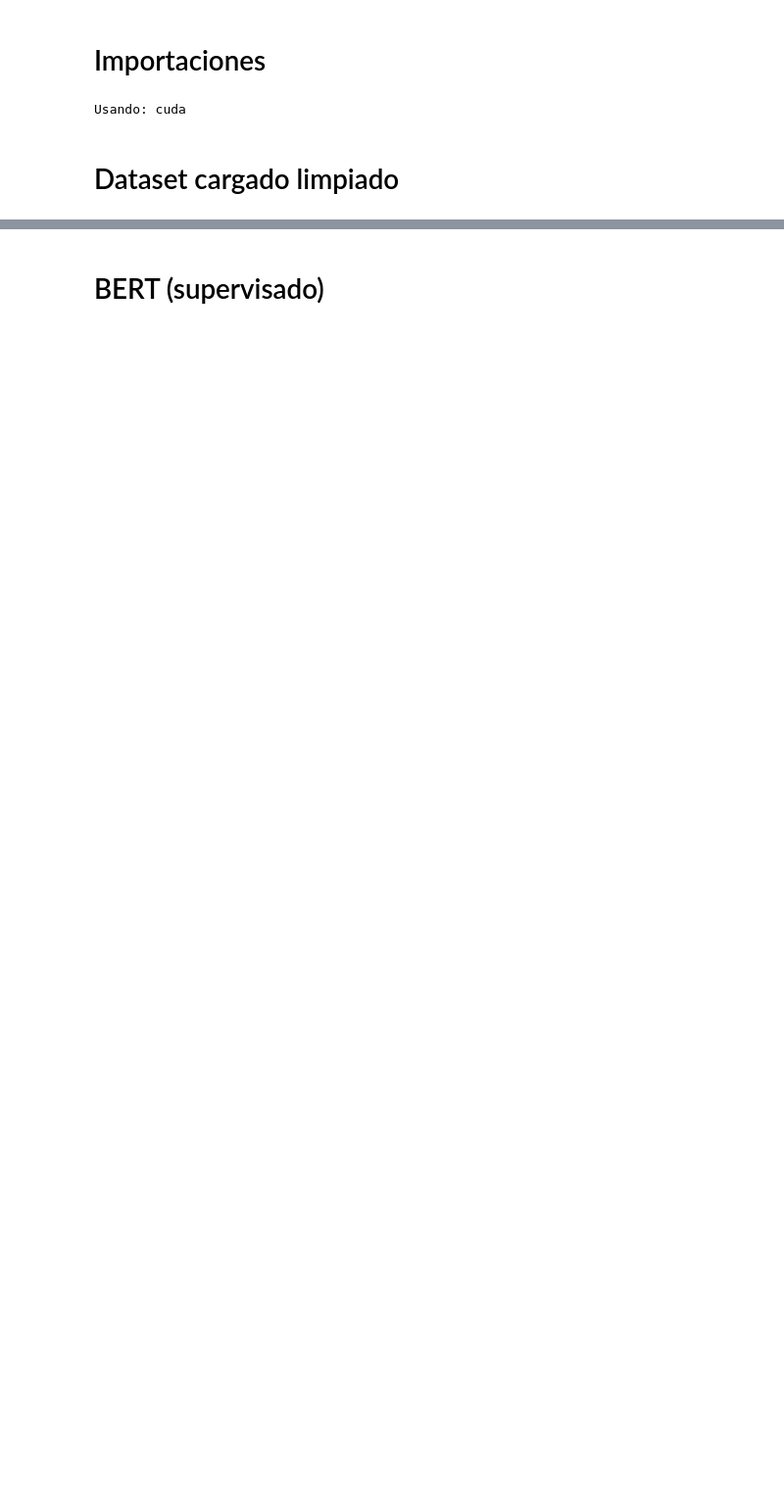
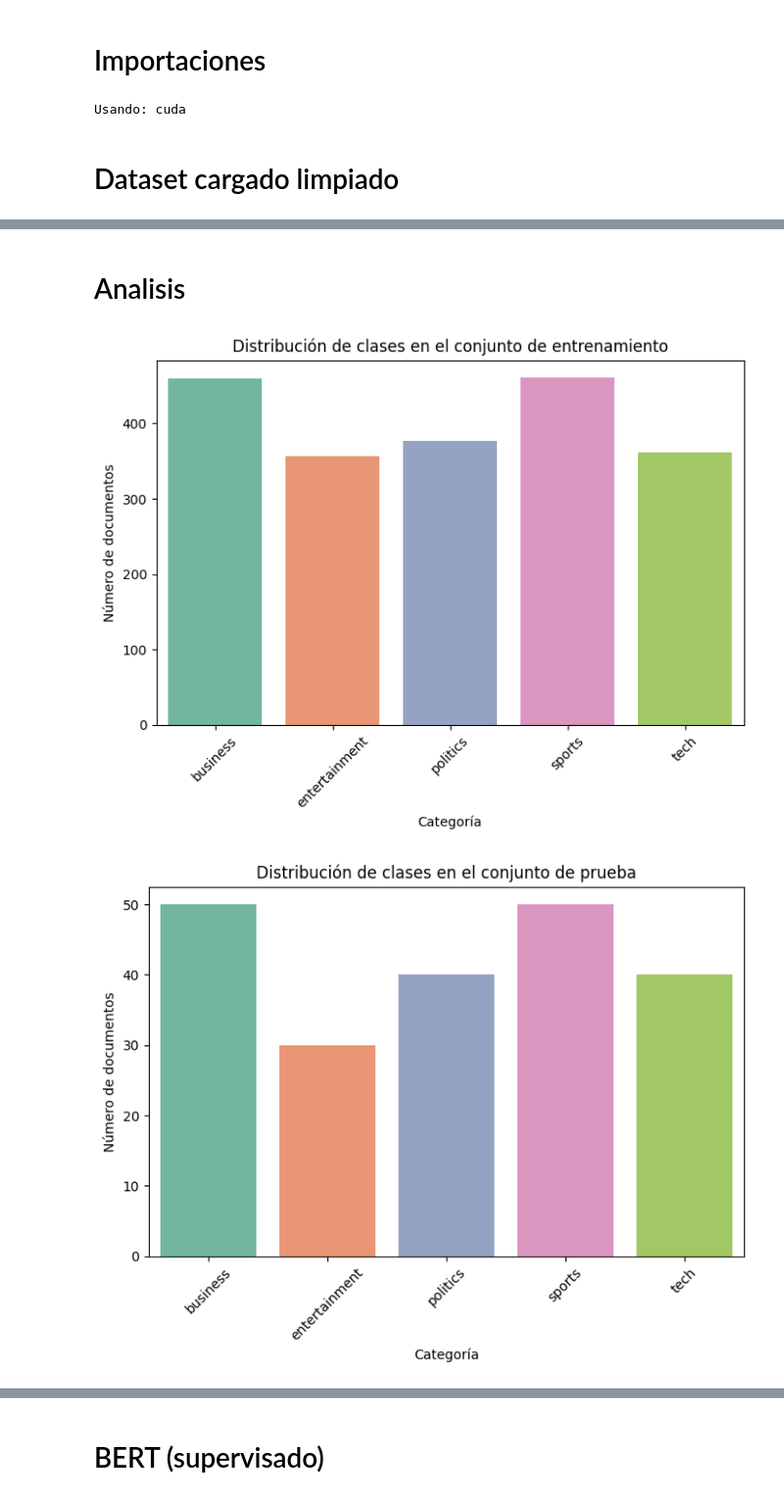
Before and after one commit to CDF51342/NLP-News-Classifier, a Jupyter notebook: Prototipo_BERT_LDA.ipynb, the cells around one changed output, grey strips where cells are left out. Shown: that part at 98% size. Cells and saved outputs as stored; diff of their text form; code cells hidden in the pictures; blank space fills up the shorter version.

```diff
--- a/Prototipo_BERT_LDA.ipynb
+++ b/Prototipo_BERT_LDA.ipynb
@@ -80,0 +90,41 @@ df_test.head()
+# %% [markdown]
+# Analisis
+# %%
+# Distribución de clases en el conjunto de entrenamiento
+plt.figure(figsize=(8, 5))
+sns.countplot(x="category", data=df_train, palette="Set2", hue="category")
+plt.title("Distribución de clases en el conjunto de entrenamiento")
+plt.xlabel("Categoría")
+plt.ylabel("Número de documentos")
+plt.xticks(rotation=45)
+plt.show()
+
+# Distribución de clases en el conjunto de prueba
+plt.figure(figsize=(8, 5))
+sns.countplot(x="category", data=df_test, palette="Set2", hue="category")
+plt.title("Distribución de clases en el conjunto de prueba")
+plt.xlabel("Categoría")
+plt.ylabel("Número de documentos")
+plt.xticks(rotation=45)
+plt.show()
+
+# Estadísticas básicas sobre la longitud de los textos
+df_train["text_length"] = df_train["text"].apply(lambda x: len(x.split()))
+df_test["text_length"] = df_test["text"].apply(lambda x: len(x.split()))
+
+plt.figure(figsize=(10, 5))
+sns.histplot(df_train["text_length"], bins=50, kde=True, color="blue")
+plt.title("Distribución de la longitud de los textos (train)")
+plt.xlabel("Número de palabras")
+plt.ylabel("Frecuencia")
+plt.show()
+
+plt.figure(figsize=(10, 5))
+sns.histplot(df_test["text_length"], bins=50, kde=True, color="red")
+plt.title("Distribución de la longitud de los textos (test)")
+plt.xlabel("Número de palabras")
+plt.ylabel("Frecuencia")
+plt.show()
+# %% [output]
+[figure, added]
+[figure, added]
```
Also changed, not shown: parts of 21 cells of this notebook.
